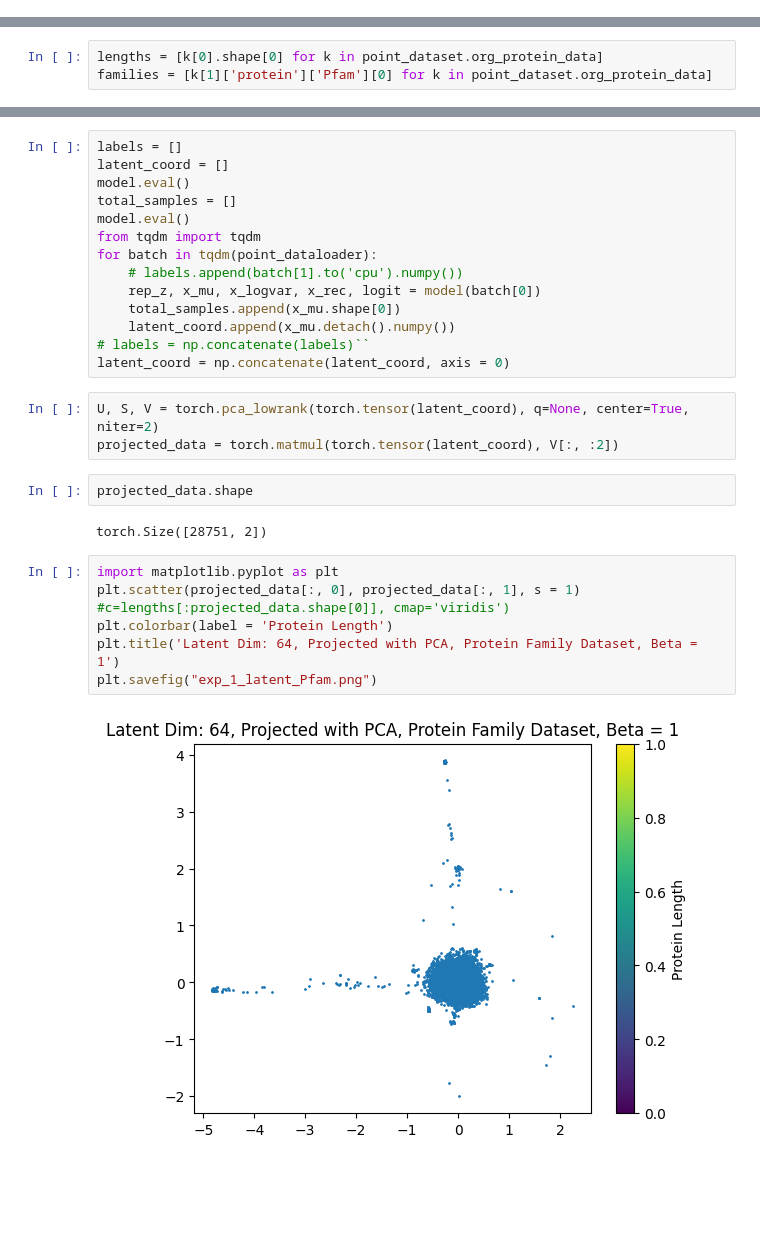
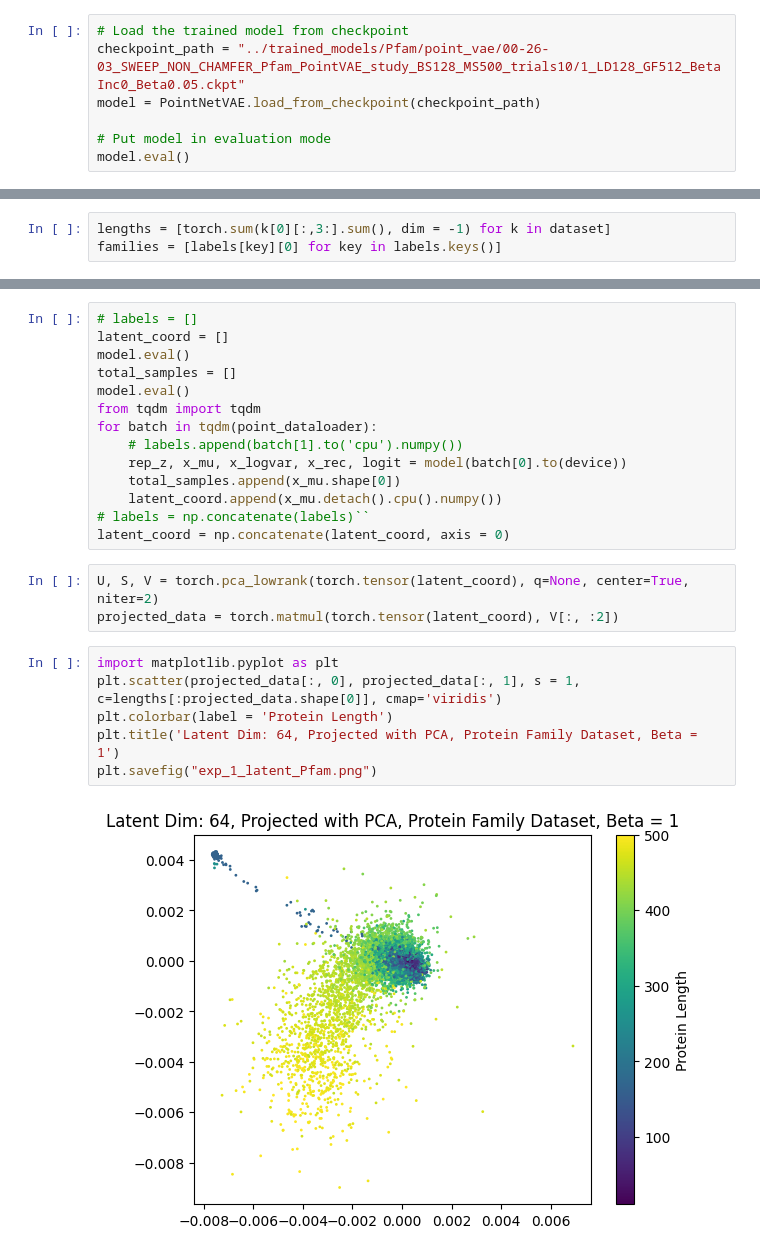
Before and after one commit to shazakam/ProteinManifoldLearning, a Jupyter notebook: Notebooks/pointNet_VAE.ipynb, the cells around one changed output, grey strips where cells are left out. Cells and saved outputs as stored; diff of their text form; blank space fills up the shorter version.

Commit message:
messing with point vis

```diff
--- a/Notebooks/pointNet_VAE.ipynb
+++ b/Notebooks/pointNet_VAE.ipynb
@@ -272,0 +275,7 @@ NameError: name 'exit' is not defined
+# %%
+# Load the trained model from checkpoint
+checkpoint_path = "../trained_models/Pfam/point_vae/00-26-03_SWEEP_NON_CHAMFER_Pfam_PointVAE_study_BS128_MS500_trials10/1_LD128_GF512_BetaInc0_Beta0.05.ckpt"
+model = PointNetVAE.load_from_checkpoint(checkpoint_path)
+
+# Put model in evaluation mode
+model.eval()
@@ -282,8 +312,8 @@ with open('../data/processed/point/Pfam_Point_Processed_tensors/point_val_labels
     labels_val = json.load(f)
 labels = {**labels_train, **labels_val}
 # %%
-lengths = [k[0].shape[0] for k in point_dataset.org_protein_data]
-families = [k[1]['protein']['Pfam'][0] for k in point_dataset.org_protein_data]
+lengths = [torch.sum(k[0][:,3:].sum(), dim = -1) for k in dataset]
+families = [labels[key][0] for key in labels.keys()]
 # %%
 if torch.cuda.is_available():
     torch.cuda.current_device()
@@ -310,7 +340,7 @@ PointNetVAE(
   (bn3_dec): BatchNorm1d(12000, eps=1e-05, momentum=0.1, affine=True, track_running_stats=True)
 )
 # %%
-labels = []
+# labels = []
 latent_coord = []
 model.eval()
 total_samples = []
@@ -318,26 +348,22 @@ model.eval()
 from tqdm import tqdm
 for batch in tqdm(point_dataloader):
     # labels.append(batch[1].to('cpu').numpy())
-    rep_z, x_mu, x_logvar, x_rec, logit = model(batch[0])
+    rep_z, x_mu, x_logvar, x_rec, logit = model(batch[0].to(device))
     total_samples.append(x_mu.shape[0])
-    latent_coord.append(x_mu.detach().numpy())
+    latent_coord.append(x_mu.detach().cpu().numpy())
 # labels = np.concatenate(labels)``
 latent_coord = np.concatenate(latent_coord, axis = 0)
 # %%
 U, S, V = torch.pca_lowrank(torch.tensor(latent_coord), q=None, center=True, niter=2)
 projected_data = torch.matmul(torch.tensor(latent_coord), V[:, :2])
-# %%
-projected_data.shape
-# %% [output]
-torch.Size([28751, 2])
 # %%
 import matplotlib.pyplot as plt
-plt.scatter(projected_data[:, 0], projected_data[:, 1], s = 1) #c=lengths[:projected_data.shape[0]], cmap='viridis')
+plt.scatter(projected_data[:, 0], projected_data[:, 1], s = 1, c=lengths[:projected_data.shape[0]], cmap='viridis')
 plt.colorbar(label = 'Protein Length')
 plt.title('Latent Dim: 64, Projected with PCA, Protein Family Dataset, Beta = 1')
 plt.savefig("exp_1_latent_Pfam.png")
 # %% [output]
-[figure, old version]
+[figure, new version]
 # %%
 from collections import Counter
 # Example list of strings
```
Also changed, not shown: parts of 8 cells of this notebook, 1 other file.
